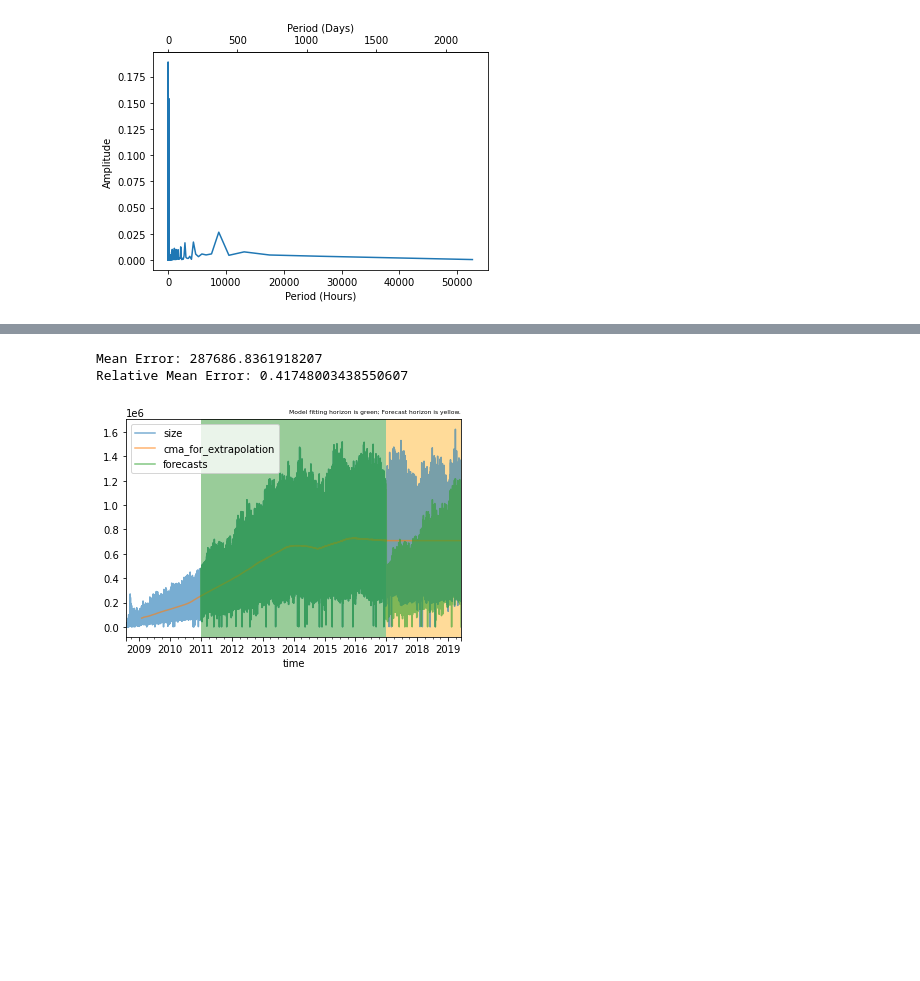
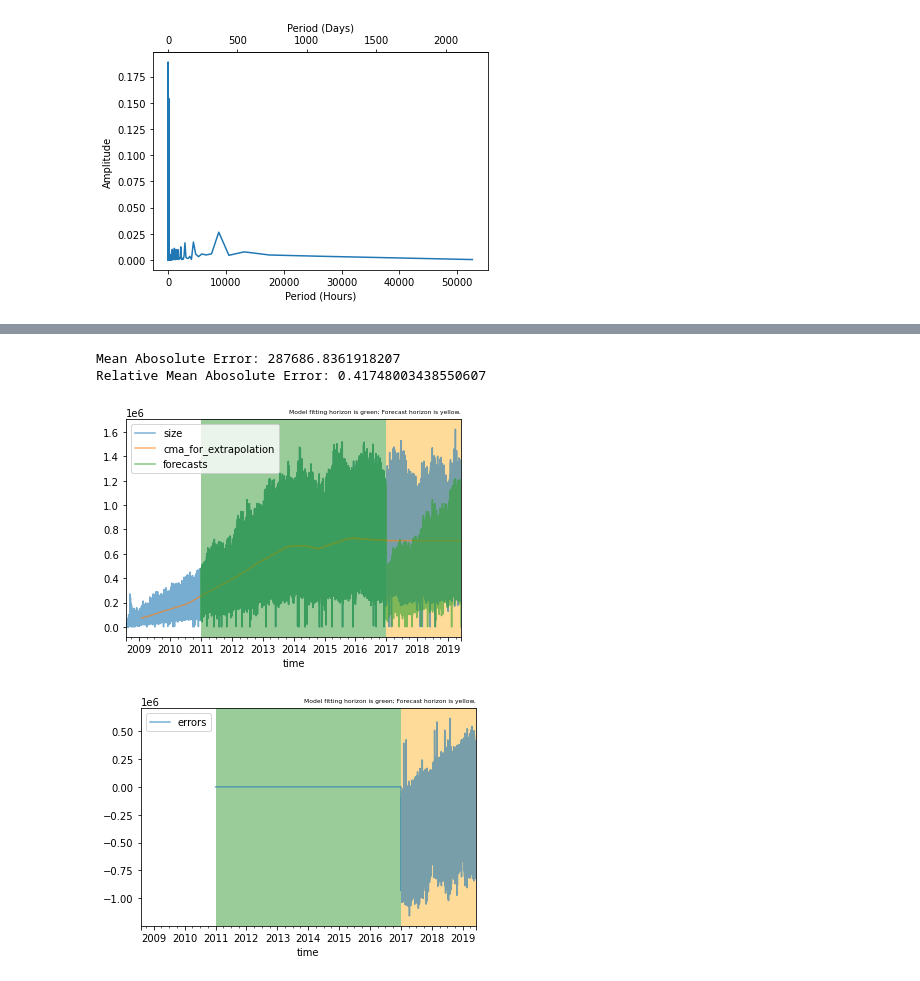
Before and after one commit to PerryXDeng/proj_stack_exchange, a Jupyter notebook: ts_analysis.ipynb, the cells around one changed output, grey strips where cells are left out. Cells and saved outputs as stored; diff of their text form; code cells hidden in the pictures; blank space fills up the shorter version.

```diff
--- a/ts_analysis.ipynb
+++ b/ts_analysis.ipynb
@@ -307,29 +314,30 @@ Relative Mean Error: 0.26504276383934694
 # %%
 # we verify that our CMA staionarization was not making things worse
-# because without it, the error is twice as bad - it's just repeating the original signal
+# because without it, the error is twice as bad (0.41 vs. 0.26) - it's just repeating the original signal
 # we dont want to repeat the original signal. we want to find periodical trends with fourier terms
 # also the monday underforecasting is still there
 
 # CONCLUSION 1
 # staionarity is important for fourier extrapolation of time series
 nonstationary_signal_fft = np.fft.fft(fitting_horizon['size'])
 
 df['forecasts'] = np.nan
 forecasts = df['forecasts'].values.copy()
 num_extrapolations = len(df[fit_horizon_start:])
 extrapolation_indices = df.index >= fit_horizon_start
 forecasts[extrapolation_indices] = dft_extrapolate_cuda(nonstationary_signal_fft, num_extrapolations)
 df['forecasts'] = forecasts
-df['errors'] = (df['forecasts'] - df['size']).abs()
+df['errors'] = (df['forecasts'] - df['size'])
 
 forecast_horizon = df[forecast_horizon_start:]
-print(f"Mean Error: {forecast_horizon['errors'].mean()}")
-print(f"Relative Mean Error: {forecast_horizon['errors'].mean()/forecast_horizon['size'].mean()}")
+print(f"Mean Abosolute Error: {forecast_horizon['errors'].abs().mean()}")
+print(f"Relative Mean Abosolute Error: {forecast_horizon['errors'].abs().mean()/forecast_horizon['size'].mean()}")
 
 plot_forecasts(df, fit_horizon_start, forecast_horizon_start)
 # %% [output]
-Mean Error: 287686.8361918207
-Relative Mean Error: 0.41748003438550607
+Mean Abosolute Error: 287686.8361918207
+Relative Mean Abosolute Error: 0.41748003438550607
 [figure]
+[figure, added]
 # %%
 # cheat and shift the forecast left by a day and see if it fixes the errors
```
Also changed, not shown: parts of 11 cells of this notebook.
